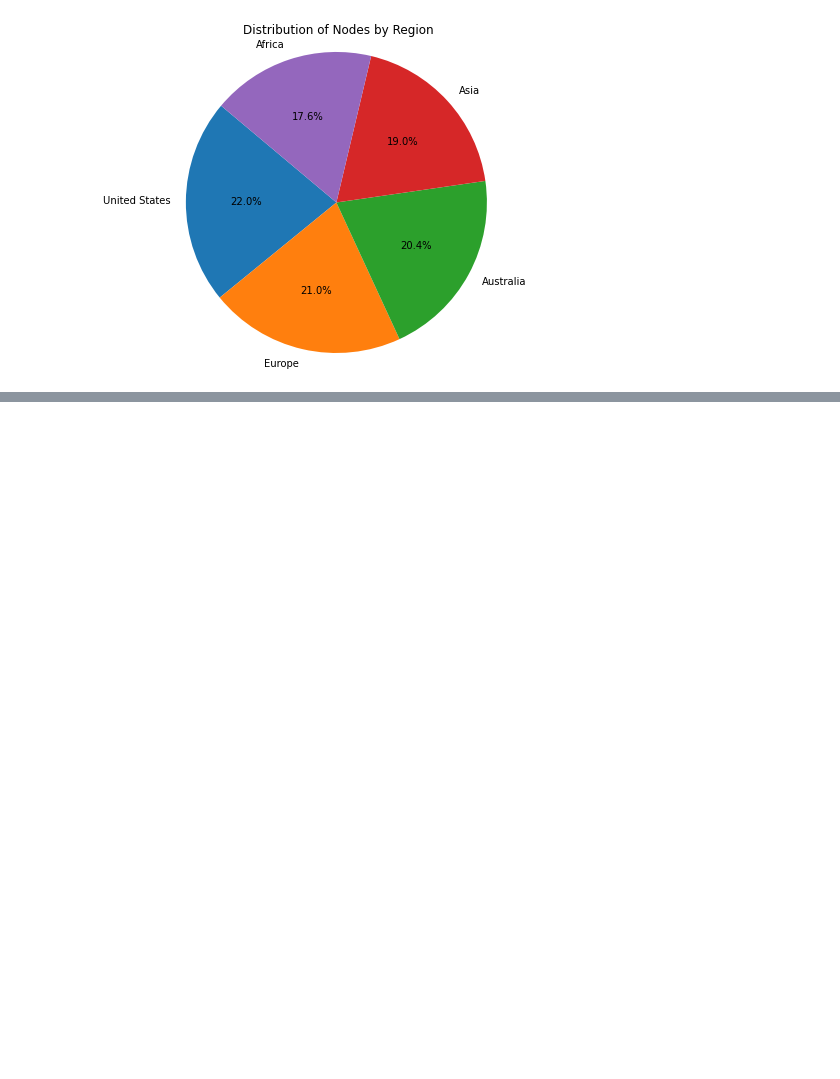
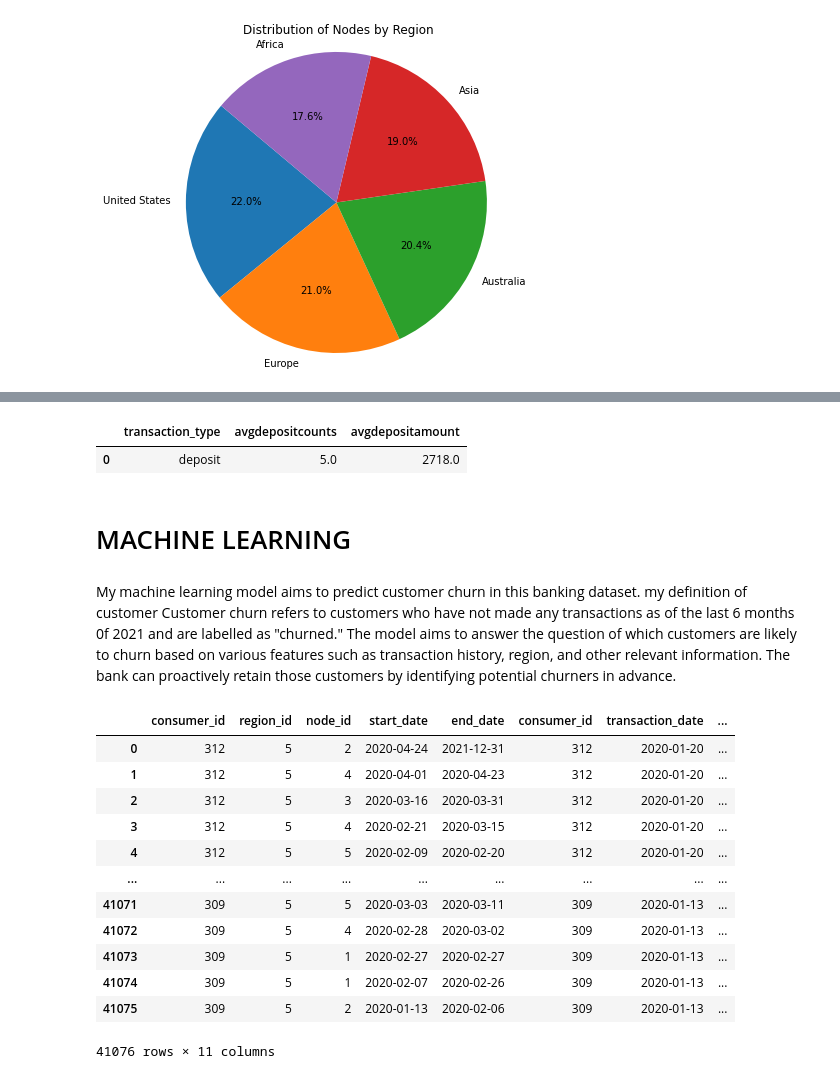
Before and after one commit to Dibieoluchi/banking_data, a Jupyter notebook: banking_data analysis.ipynb, the cells around one changed output, grey strips where cells are left out. Saved outputs shown, nothing was run; the diff lists cells and outputs as text; code cells hidden in the pictures; blank space fills up the shorter version.

```diff
--- a/banking_data analysis.ipynb
+++ b/banking_data analysis.ipynb
@@ -403,0 +571,9 @@ plt.show()
+# %%
+deposit_summary
+# %% [output]
+|  | transaction_type | avgdepositcounts | avgdepositamount |
+| 0 | deposit | 5.0 | 2718.0 |
+# %% [markdown]
+# MACHINE LEARNING
+# %% [markdown]
+My machine learning model aims to predict customer churn in this banking dataset. my definition of customer Customer churn refers to customers who have not made any transactions as of the last 6 months 0f 2021  and are labelled as "churned." The model aims to answer the question of which customers are likely to churn based on various features such as transaction history, region, and other relevant information. The bank can proactively retain those customers by identifying potential churners in advance.
@@ -403,0 +585,25 @@ plt.show()
+# %%
+query = """SELECT un.*, ut.*, wr.*
+FROM user_nodes_cleaned un
+LEFT JOIN user_transaction_cleaned ut ON un.consumer_id = ut.consumer_id
+LEFT JOIN world_regions wr ON un.region_id = wr.region_code;
+
+"""
+# %%
+data = pd.read_sql_query(query,conn)
+# %%
+data
+# %% [output]
+|  | consumer_id | region_id | node_id | start_date | end_date | consumer_id | transaction_date | ... |
+| 0 | 312 | 5 | 2 | 2020-04-24 | 2021-12-31 | 312 | 2020-01-20 | ... |
+| 1 | 312 | 5 | 4 | 2020-04-01 | 2020-04-23 | 312 | 2020-01-20 | ... |
+| 2 | 312 | 5 | 3 | 2020-03-16 | 2020-03-31 | 312 | 2020-01-20 | ... |
+| 3 | 312 | 5 | 4 | 2020-02-21 | 2020-03-15 | 312 | 2020-01-20 | ... |
+| 4 | 312 | 5 | 5 | 2020-02-09 | 2020-02-20 | 312 | 2020-01-20 | ... |
+| ... | ... | ... | ... | ... | ... | ... | ... | ... |
+| 41071 | 309 | 5 | 5 | 2020-03-03 | 2020-03-11 | 309 | 2020-01-13 | ... |
+| 41072 | 309 | 5 | 4 | 2020-02-28 | 2020-03-02 | 309 | 2020-01-13 | ... |
+| 41073 | 309 | 5 | 1 | 2020-02-27 | 2020-02-27 | 309 | 2020-01-13 | ... |
+| 41074 | 309 | 5 | 1 | 2020-02-07 | 2020-02-26 | 309 | 2020-01-13 | ... |
+| 41075 | 309 | 5 | 2 | 2020-01-13 | 2020-02-06 | 309 | 2020-01-13 | ... |
+41076 rows × 11 columns
```
Also changed, not shown: parts of 35 cells of this notebook.
